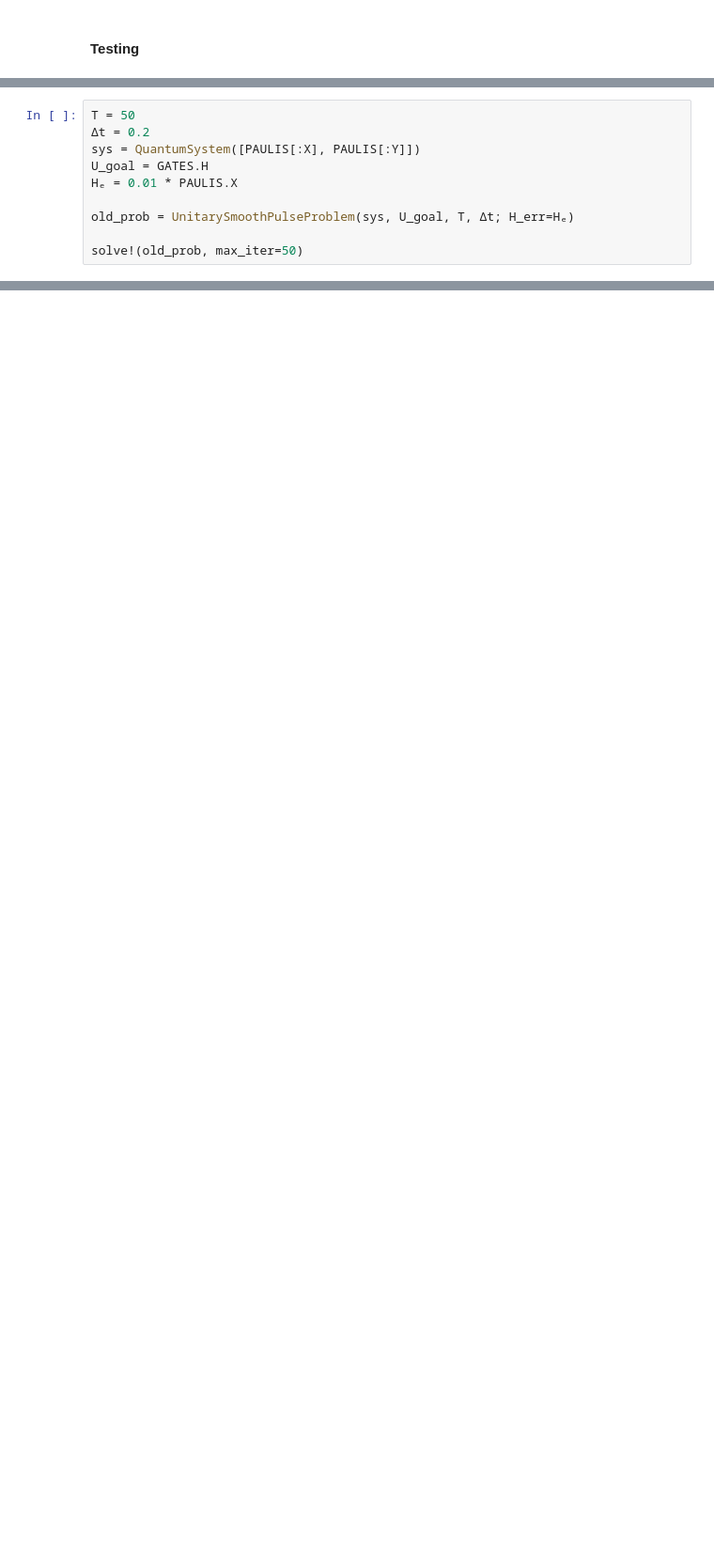
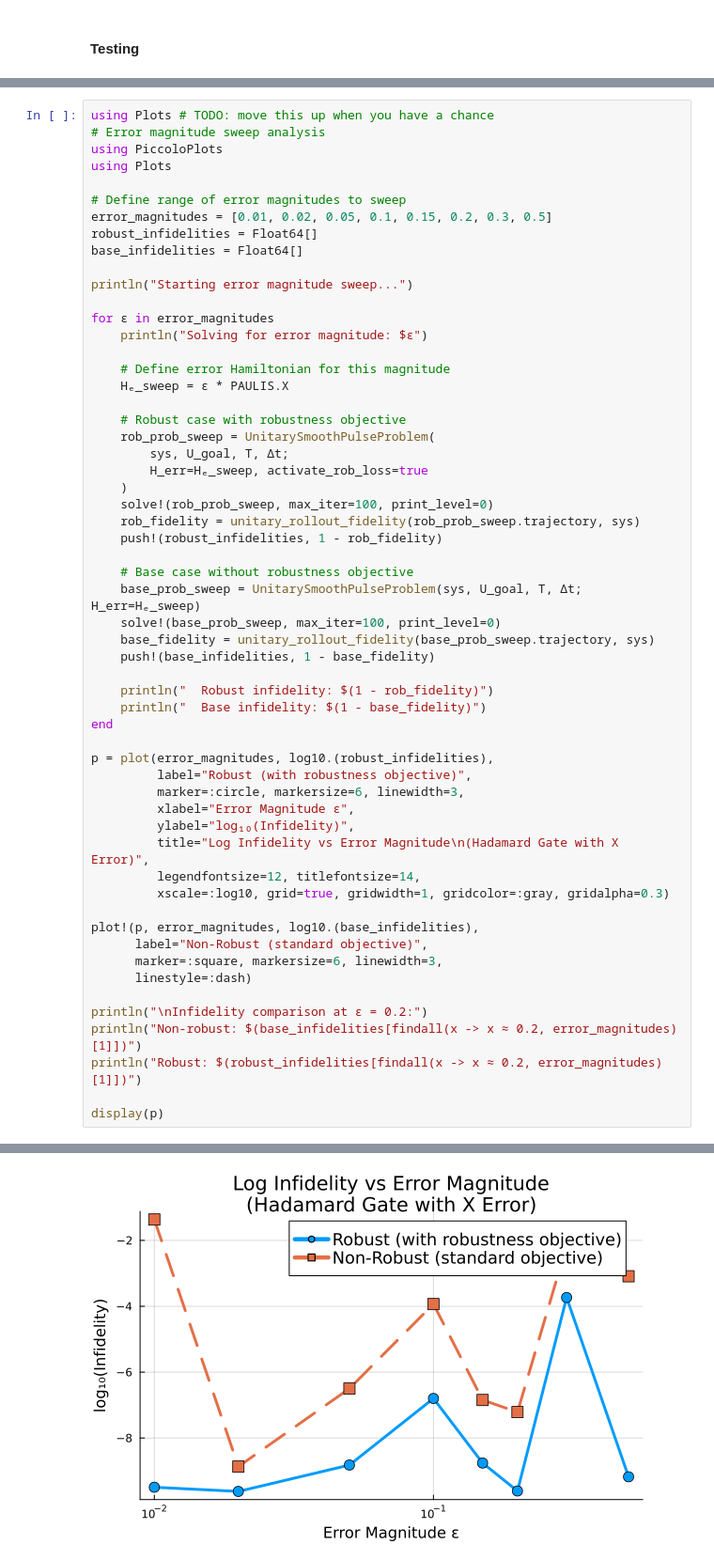
Before and after one commit to samafine1/notebooks, a Jupyter notebook: src/robStudy.ipynb, the cells around one changed output, grey strips where cells are left out. Shown at 94% size. Cells and saved outputs as stored; diff of their text form; blank space fills up the shorter version.

```diff
--- a/src/robStudy.ipynb
+++ b/src/robStudy.ipynb
@@ -78,10 +365,0 @@ Fidelity: 0.9865317792098254
-# %%
-T = 50
-Δt = 0.2
-sys = QuantumSystem([PAULIS[:X], PAULIS[:Y]])
-U_goal = GATES.H
-Hₑ = 0.01 * PAULIS.X
-
-old_prob = UnitarySmoothPulseProblem(sys, U_goal, T, Δt; H_err=Hₑ)
-
-solve!(old_prob, max_iter=50)
@@ -119,0 +553,58 @@ Fidelity: 0.9784837967700424
+# %%
+using Plots # TODO: move this up when you have a chance
+# Error magnitude sweep analysis
+using PiccoloPlots
+using Plots
+
+# Define range of error magnitudes to sweep
+error_magnitudes = [0.01, 0.02, 0.05, 0.1, 0.15, 0.2, 0.3, 0.5]
+robust_infidelities = Float64[]
+base_infidelities = Float64[]
+
+println("Starting error magnitude sweep...")
+
+for ε in error_magnitudes
+    println("Solving for error magnitude: $ε")
+
+    # Define error Hamiltonian for this magnitude
+    Hₑ_sweep = ε * PAULIS.X
+
+    # Robust case with robustness objective
+    rob_prob_sweep = UnitarySmoothPulseProblem(
+        sys, U_goal, T, Δt;
+        H_err=Hₑ_sweep, activate_rob_loss=true
+    )
+    solve!(rob_prob_sweep, max_iter=100, print_level=0)
+    rob_fidelity = unitary_rollout_fidelity(rob_prob_sweep.trajectory, sys)
+    push!(robust_infidelities, 1 - rob_fidelity)
+
+    # Base case without robustness objective
+    base_prob_sweep = UnitarySmoothPulseProblem(sys, U_goal, T, Δt; H_err=Hₑ_sweep)
+    solve!(base_prob_sweep, max_iter=100, print_level=0)
+    base_fidelity = unitary_rollout_fidelity(base_prob_sweep.trajectory, sys)
+    push!(base_infidelities, 1 - base_fidelity)
+
+    println("  Robust infidelity: $(1 - rob_fidelity)")
+    println("  Base infidelity: $(1 - base_fidelity)")
+end
+
+p = plot(error_magnitudes, log10.(robust_infidelities),
+         label="Robust (with robustness objective)",
+         marker=:circle, markersize=6, linewidth=3,
+         xlabel="Error Magnitude ε",
+         ylabel="log₁₀(Infidelity)",
+         title="Log Infidelity vs Error Magnitude\n(Hadamard Gate with X Error)",
+         legendfontsize=12, titlefontsize=14,
+         xscale=:log10, grid=true, gridwidth=1, gridcolor=:gray, gridalpha=0.3)
+
+plot!(p, error_magnitudes, log10.(base_infidelities),
+      label="Non-Robust (standard objective)",
+      marker=:square, markersize=6, linewidth=3,
+      linestyle=:dash)
+
+println("\nInfidelity comparison at ε = 0.2:")
+println("Non-robust: $(base_infidelities[findall(x -> x ≈ 0.2, error_magnitudes)[1]])")
+println("Robust: $(robust_infidelities[findall(x -> x ≈ 0.2, error_magnitudes)[1]])")
+
+display(p)
+# %% [output]
@@ -119,0 +628 @@ Fidelity: 0.9784837967700424
+[figure, added]
```
Also changed, not shown: parts of 36 cells of this notebook, 3 other files.
